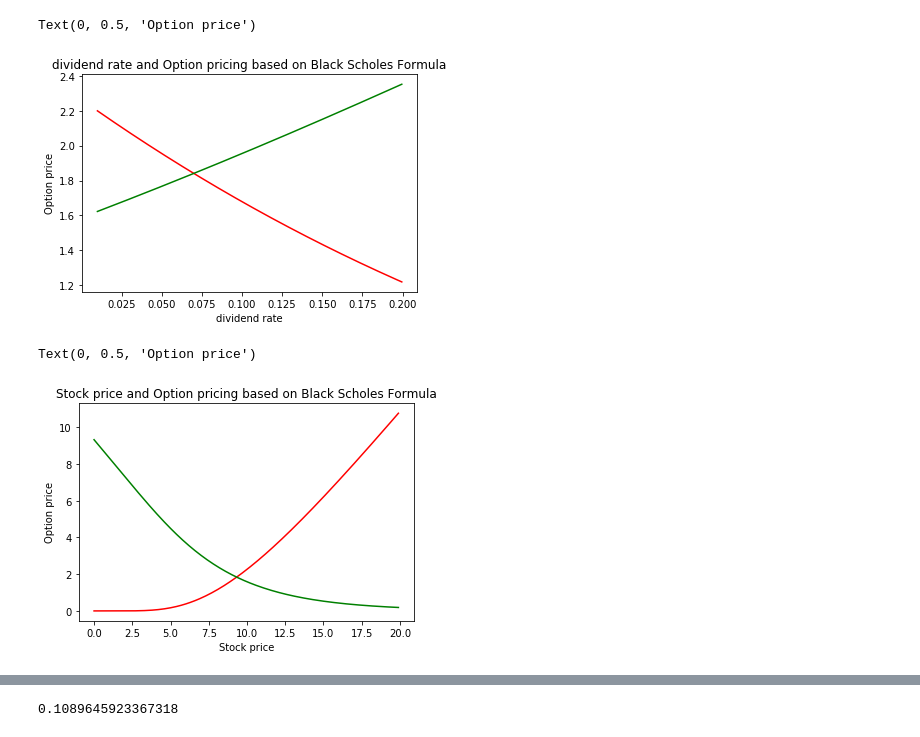
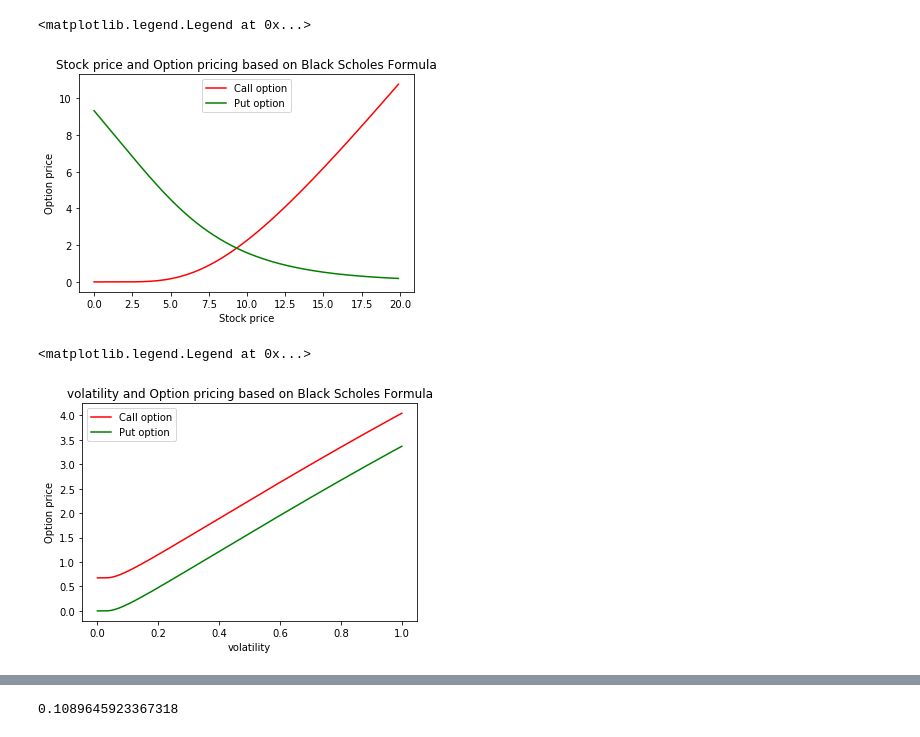
Before and after one commit to hopes6166/Option-Pricing, a Jupyter notebook: Options Pricing by Black Scholes Formula.ipynb, the cells around one changed output, grey strips where cells are left out. Drawn from its saved outputs; the diff is of its cells as text; code cells hidden in the pictures.

```diff
--- a/Options Pricing by Black Scholes Formula.ipynb
+++ b/Options Pricing by Black Scholes Formula.ipynb
@@ -62,36 +103,42 @@ Text(0, 0.5, 'Option price')
 # %%
+##Draw Options Price chart based on Stock Price
 K = 10
 r = .07
 T = 1
-delta = np.arange(0.01, .2, .0005)
-S0 = 10
+delta = 0
+S0 = np.arange(0, 20, 0.1)
 sigma = .5
-d1 = (np.log(S0/K) + (r- delta + 0.5*sigma**2)*T)/(sigma*np.sqrt(T))
-d2 = d1 - sigma*np.sqrt(T)
-C = S0*np.exp(-delta*T)*norm.cdf(d1) - K*np.exp(-r*T)*norm.cdf(d2)
-P = K*np.exp(-r*T)*norm.cdf(-d2) - S0*np.exp(-delta*T)*norm.cdf(-d1)
-plt.plot(delta, C, 'r', delta, P, 'g')
-plt.title("dividend rate and Option pricing based on Black Scholes Formula")
-plt.xlabel("dividend rate")
+
+
+C = Call(S0, K, T, r, delta, sigma)
+P = Put(S0, K, T, r, delta, sigma)
+
+plt.plot(S0, C, 'r', S0, P, 'g')
+plt.title("Stock price and Option pricing based on Black Scholes Formula")
+plt.xlabel("Stock price")
 plt.ylabel("Option price")
+plt.legend(["Call option", "Put option"])
 # %% [output]
-Text(0, 0.5, 'Option price')
+<matplotlib.legend.Legend at 0x...>
-[figure, old version]
+[figure, new version]
 # %%
+#Draw Options Price chart based on Time to Expiry
 K = 10
 r = .07
 T = 1
 delta = 0
-S0 = np.arange(0, 20, 0.1)
-sigma = .5
-d1 = (np.log(S0/K) + (r- delta + 0.5*sigma**2)*T)/(sigma*np.sqrt(T))
-d2 = d1 - sigma*np.sqrt(T)
-C = S0*np.exp(-delta*T)*norm.cdf(d1) - K*np.exp(-r*T)*norm.cdf(d2)
-P = K*np.exp(-r*T)*norm.cdf(-d2) - S0*np.exp(-delta*T)*norm.cdf(-d1)
-plt.plot(S0, C, 'r', S0, P, 'g')
-plt.title("Stock price and Option pricing based on Black Scholes Formula")
-plt.xlabel("Stock price")
+S0 = 10
+sigma = np.arange(0.00,1, .0001)
+
+
+C = Call(S0, K, T, r, delta, sigma)
+P = Put(S0, K, T, r, delta, sigma)
+
+plt.plot(sigma, C, 'r', sigma, P, 'g')
+plt.title("volatility and Option pricing based on Black Scholes Formula")
+plt.xlabel("volatility")
 plt.ylabel("Option price")
+plt.legend(["Call option", "Put option"])
 # %% [output]
-Text(0, 0.5, 'Option price')
+<matplotlib.legend.Legend at 0x...>
-[figure, old version]
+[figure, new version]
```
Also changed, not shown: parts of 9 cells of this notebook.
